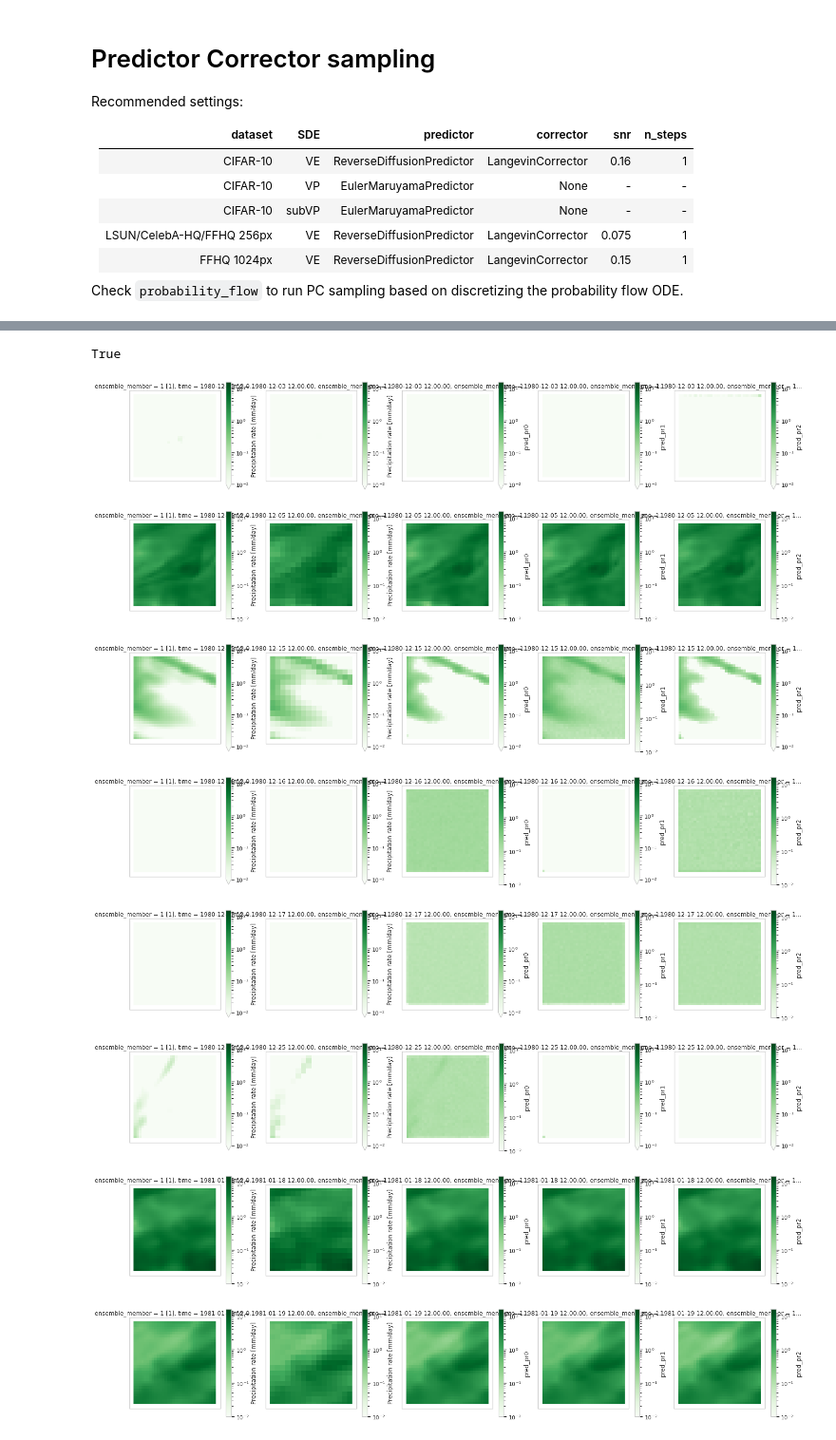
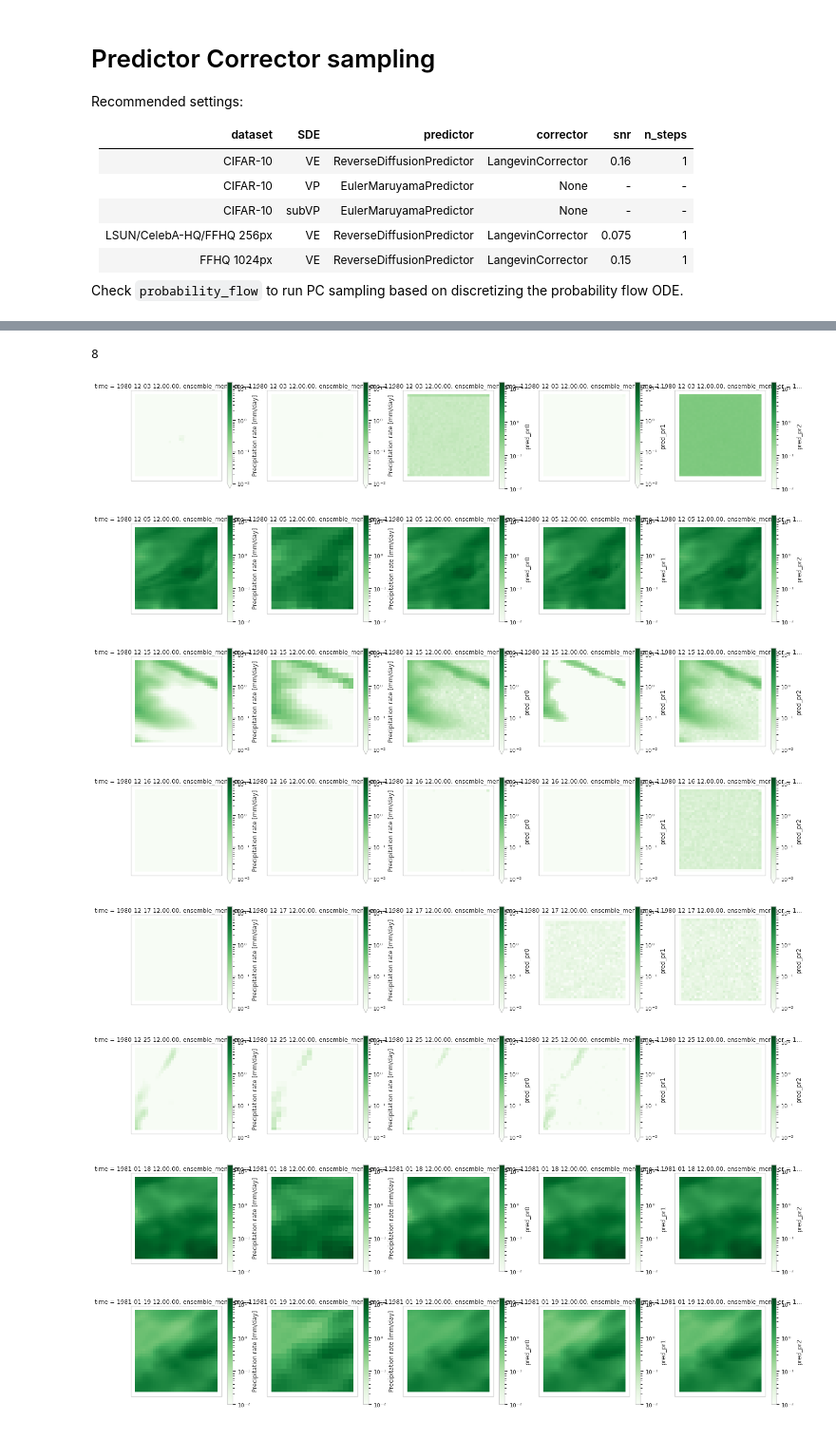
Before and after one commit to yang-song/score_sde_pytorch, a Jupyter notebook: Conditioned_Score_SDE_PyTorch precip in painting.ipynb, the cells around one changed output, grey strips where cells are left out. Shown at 95% size. Cells and saved outputs as stored; diff of their text form; code cells hidden in the pictures.

```diff
--- a/Conditioned_Score_SDE_PyTorch precip in painting.ipynb
+++ b/Conditioned_Score_SDE_PyTorch precip in painting.ipynb
@@ -123,0 +121,5 @@ sampling_fn = sampling.get_sampling_fn(config, sde, sampling_shape, inverse_scal
+# %%
+def generate_samples(sampling_fn, score_model, config, cond_xr, norm_factors, num_samples = 3):
+    cond_batch = torch.Tensor(cond_xr['pr'].values/norm_factors["pr"]).unsqueeze(dim=1).to(config.device)
+    samples = [sampling_fn(score_model, cond_batch)[0]*norm_factors["target_pr"] for i in range(num_samples)]
+    return samples
@@ -123,0 +175,6 @@ sampling_fn = sampling.get_sampling_fn(config, sde, sampling_shape, inverse_scal
+# %%
+sde = 'subVPSDE'#VESDE' #@param ['VESDE', 'VPSDE', 'subVPSDE'] {"type": "string"}
+config = xarray_cncsnpp_continuous.get_config()
+batch_size = 8
+config.training.batch_size = batch_size
+config.eval.batch_size = batch_size
@@ -124,26 +183,19 @@ sampling_fn = sampling.get_sampling_fn(config, sde, sampling_shape, inverse_scal
 # %%
-train_ds, eval_ds, _ = datasets.get_dataset(config)
-eval_iter = iter(eval_ds)
-bpds = []
+workdir = os.path.join(os.getenv("DERIVED_DATA"), "xarraynormalisedconditionedncsnppcontsubvp")
+checkpoint_id = 8
+ckpt_filename = os.path.join(workdir, "checkpoints", f"checkpoint_{checkpoint_id}.pth")
 
-norm_factors = {
-    "pr": 160.27401733,
-    "target_pr": 211.29924011,
-}
+score_model, sampling_fn = load_model(config, sde, ckpt_filename)
 
+# Data
 data_dirpath = os.path.join(os.getenv('DERIVED_DATA'), 'nc-datasets', '2.2km-coarsened-2x_london_pr_random')
 xr_data_train = xr.load_dataset(os.path.join(data_dirpath, 'train.nc')).isel(grid_longitude=slice(0, 32),grid_latitude=slice(0, 32))
 xr_data_eval = xr.load_dataset(os.path.join(data_dirpath, 'val.nc')).isel(grid_longitude=slice(0, 32),grid_latitude=slice(0, 32))
 
-
-# xr_data_train["pr"] = xr_data_train["pr"]/xr_data_train["pr"].max()
-# xr_data_eval["pr"] = xr_data_eval["pr"]/xr_data_train["pr"].max()
-
-# xr_data_train["target_pr"] = xr_data_train["target_pr"]/xr_data_train["target_pr"].max()
-# xr_data_eval["target_pr"] = xr_data_eval["target_pr"]/xr_data_train["target_pr"].max()
+norm_factors = {
+    "pr": xr_data_train["pr"].max().values.item(), # 160.27401733,
+    "target_pr": xr_data_train["target_pr"].max().values.item() #211.29924011,
+}
 # %%
 eval_cond_xr = xr_data_eval.isel(time=slice(0,batch_size))
+ds = generate_predictions(sampling_fn, score_model, config, eval_cond_xr, norm_factors)
-# %%
-torch.cuda.is_available()
-# %% [output]
-True
@@ -196,11 +202,15 @@ def show_samples(samples, cond_xr, index=0, normed=False):
-# %%
-show_samples(samples, eval_cond_xr, normed=True)
-# %% [output]
-[figure, removed]
-[figure, removed]
-[figure, removed]
-[figure, removed]
-[figure, removed]
-[figure, removed]
-[figure, removed]
-[figure, removed]
+# %%
+len(ds.time)
+# %% [output]
+8
+# %%
+show_predictions(ds, eval_cond_xr)
+# %% [output]
+[figure, added]
+[figure, added]
+[figure, added]
+[figure, added]
+[figure, added]
+[figure, added]
+[figure, added]
+[figure, added]
```
Also changed, not shown: parts of 17 cells of this notebook.
